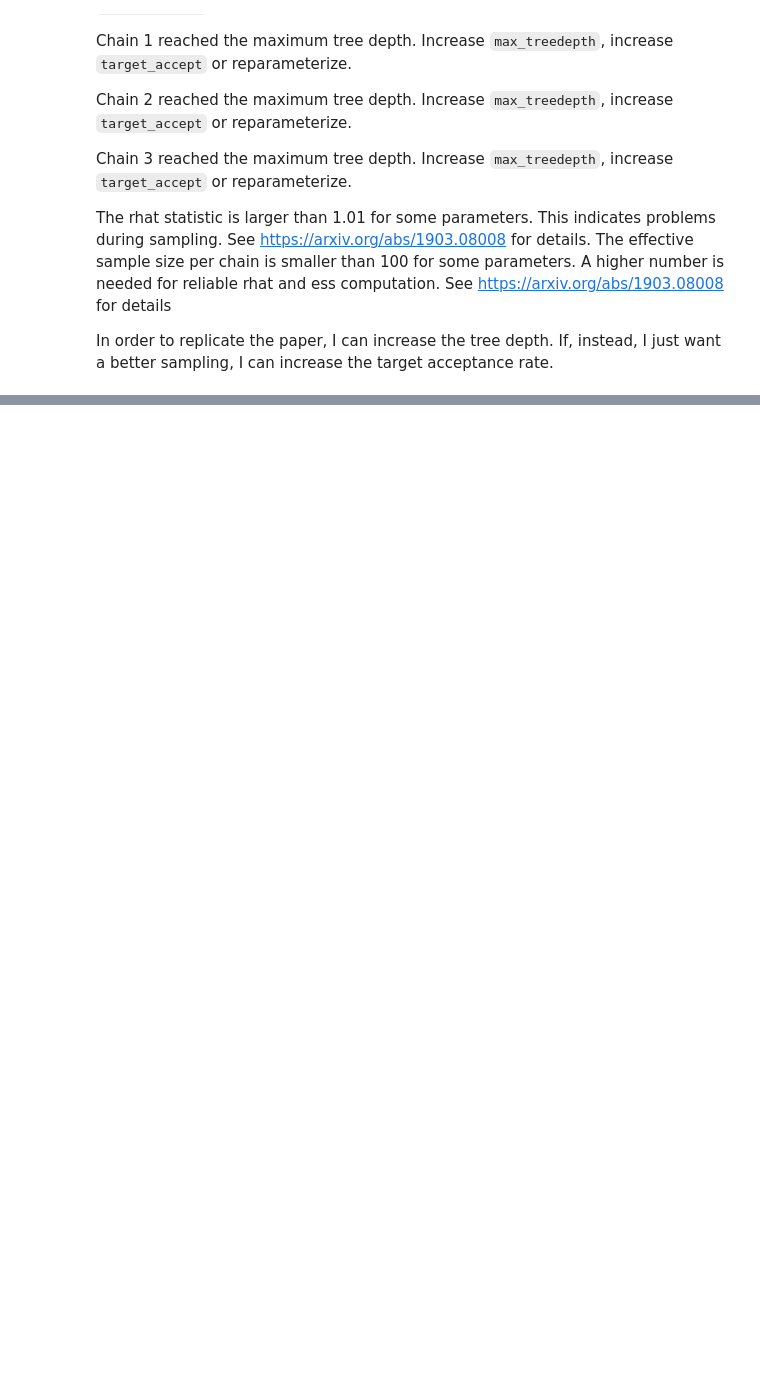
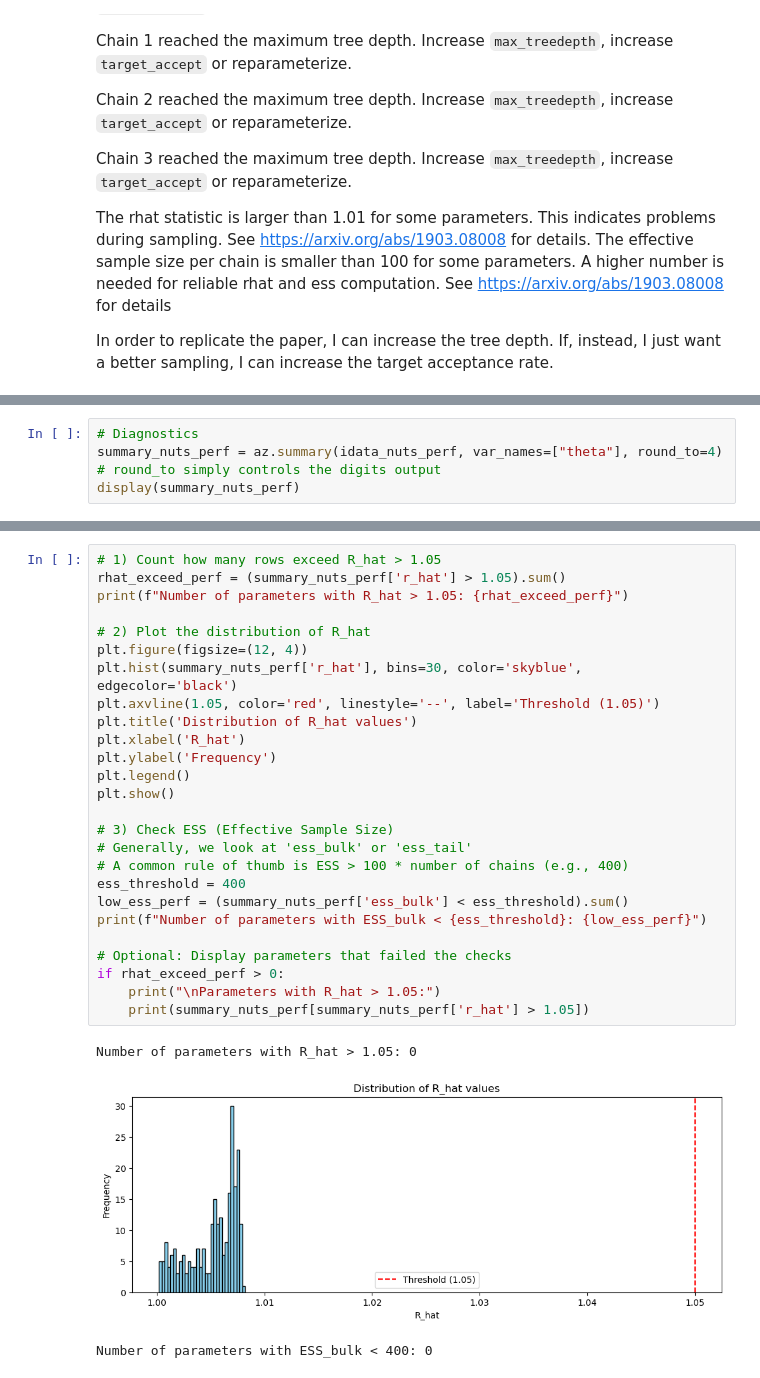
Before and after one commit to Mattia-Ponchio/Inference_Project, a Jupyter notebook: HMC_vs_NUTS - gaussian 250D.ipynb, the cells around one changed output, grey strips where cells are left out. Cells and saved outputs as stored; diff of their text form; blank space fills up the shorter version.

Commit message:
added ESS plots of the pyMC runs

```diff
--- a/HMC_vs_NUTS - gaussian 250D.ipynb
+++ b/HMC_vs_NUTS - gaussian 250D.ipynb
@@ -453,0 +433,4 @@ print("rel cov error:", rel_err)
+# %%
+# Diagnostics
+summary_nuts_perf = az.summary(idata_nuts_perf, var_names=["theta"], round_to=4) # round_to simply controls the digits output
+display(summary_nuts_perf)
@@ -453,0 +452,30 @@ print("rel cov error:", rel_err)
+# %%
+# 1) Count how many rows exceed R_hat > 1.05
+rhat_exceed_perf = (summary_nuts_perf['r_hat'] > 1.05).sum()
+print(f"Number of parameters with R_hat > 1.05: {rhat_exceed_perf}")
+
+# 2) Plot the distribution of R_hat
+plt.figure(figsize=(12, 4))
+plt.hist(summary_nuts_perf['r_hat'], bins=30, color='skyblue', edgecolor='black')
+plt.axvline(1.05, color='red', linestyle='--', label='Threshold (1.05)')
+plt.title('Distribution of R_hat values')
+plt.xlabel('R_hat')
+plt.ylabel('Frequency')
+plt.legend()
+plt.show()
+
+# 3) Check ESS (Effective Sample Size)
+# Generally, we look at 'ess_bulk' or 'ess_tail'
+# A common rule of thumb is ESS > 100 * number of chains (e.g., 400)
+ess_threshold = 400
+low_ess_perf = (summary_nuts_perf['ess_bulk'] < ess_threshold).sum()
+print(f"Number of parameters with ESS_bulk < {ess_threshold}: {low_ess_perf}")
+
+# Optional: Display parameters that failed the checks
+if rhat_exceed_perf > 0:
+    print("\nParameters with R_hat > 1.05:")
+    print(summary_nuts_perf[summary_nuts_perf['r_hat'] > 1.05])
+# %% [output]
+Number of parameters with R_hat > 1.05: 0
+[figure, added]
+Number of parameters with ESS_bulk < 400: 0
```
Also changed, not shown: parts of 12 cells of this notebook.
